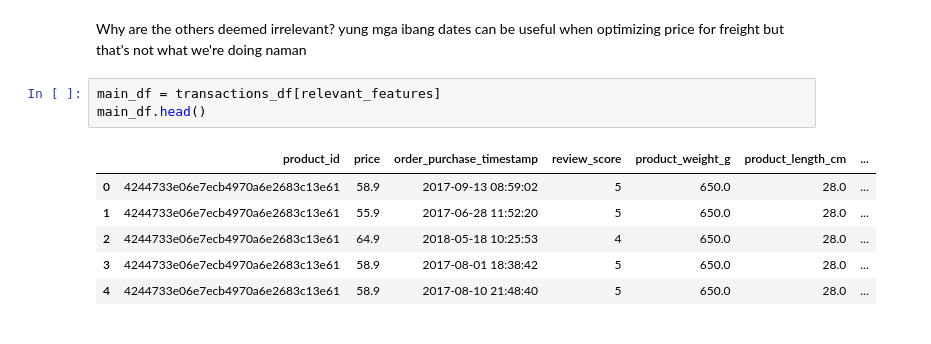
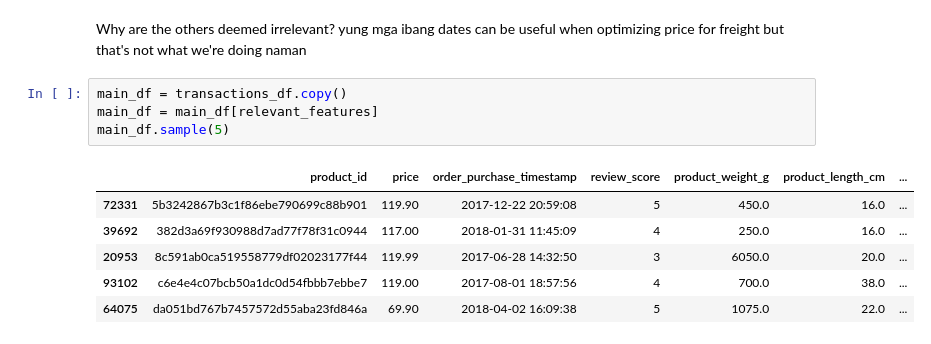
Before and after one commit to RuizLorenzoChavez/price-optimization-ML, a Jupyter notebook: main.ipynb, the cells around one changed output. Saved outputs shown, nothing was run; the diff lists cells and outputs as text.

```diff
--- a/main.ipynb
+++ b/main.ipynb
@@ -343,12 +343,13 @@ relevant_features = ['product_id',
 # %% [markdown]
 Why are the others deemed irrelevant? yung mga ibang dates can be useful when optimizing price for freight but that's not what we're doing naman
 # %%
-main_df = transactions_df[relevant_features]
-main_df.head()
+main_df = transactions_df.copy()
+main_df = main_df[relevant_features]
+main_df.sample(5)
 # %% [output]
 |  | product_id | price | order_purchase_timestamp | review_score | product_weight_g | product_length_cm | ... |
-| 0 | 4244733e06e7ecb4970a6e2683c13e61 | 58.9 | 2017-09-13 08:59:02 | 5 | 650.0 | 28.0 | ... |
-| 1 | 4244733e06e7ecb4970a6e2683c13e61 | 55.9 | 2017-06-28 11:52:20 | 5 | 650.0 | 28.0 | ... |
-| 2 | 4244733e06e7ecb4970a6e2683c13e61 | 64.9 | 2018-05-18 10:25:53 | 4 | 650.0 | 28.0 | ... |
-| 3 | 4244733e06e7ecb4970a6e2683c13e61 | 58.9 | 2017-08-01 18:38:42 | 5 | 650.0 | 28.0 | ... |
-| 4 | 4244733e06e7ecb4970a6e2683c13e61 | 58.9 | 2017-08-10 21:48:40 | 5 | 650.0 | 28.0 | ... |
+| 72331 | 5b3242867b3c1f86ebe790699c88b901 | 119.90 | 2017-12-22 20:59:08 | 5 | 450.0 | 16.0 | ... |
+| 39692 | 382d3a69f930988d7ad77f78f31c0944 | 117.00 | 2018-01-31 11:45:09 | 4 | 250.0 | 16.0 | ... |
+| 20953 | 8c591ab0ca519558779df02023177f44 | 119.99 | 2017-06-28 14:32:50 | 3 | 6050.0 | 20.0 | ... |
+| 93102 | c6e4e4c07bcb50a1dc0d54fbbb7ebbe7 | 119.00 | 2017-08-01 18:57:56 | 4 | 700.0 | 38.0 | ... |
+| 64075 | da051bd767b7457572d55aba23fd846a | 69.90 | 2018-04-02 16:09:38 | 5 | 1075.0 | 22.0 | ... |
```
Also changed, not shown: parts of 4 cells of this notebook.
